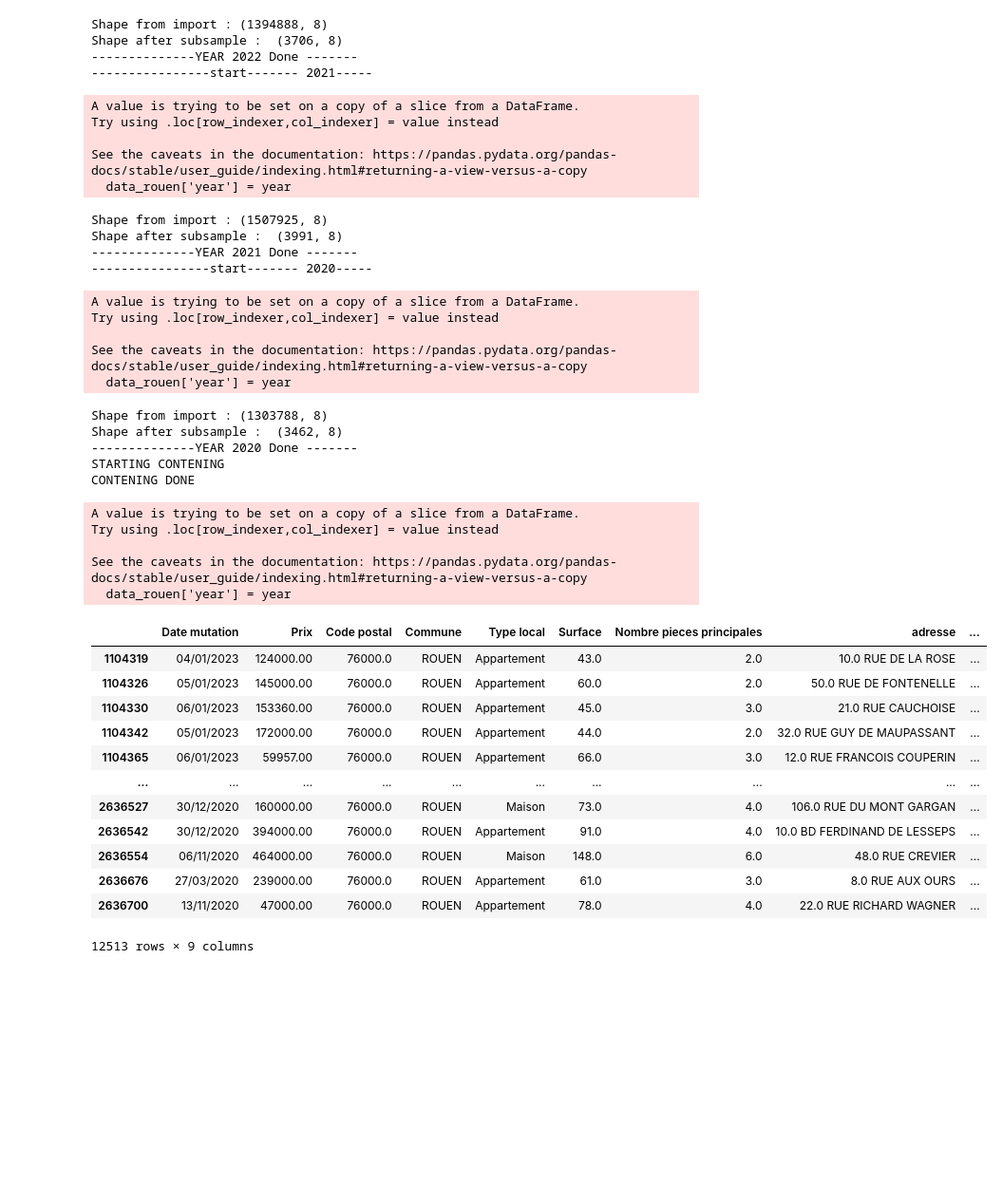
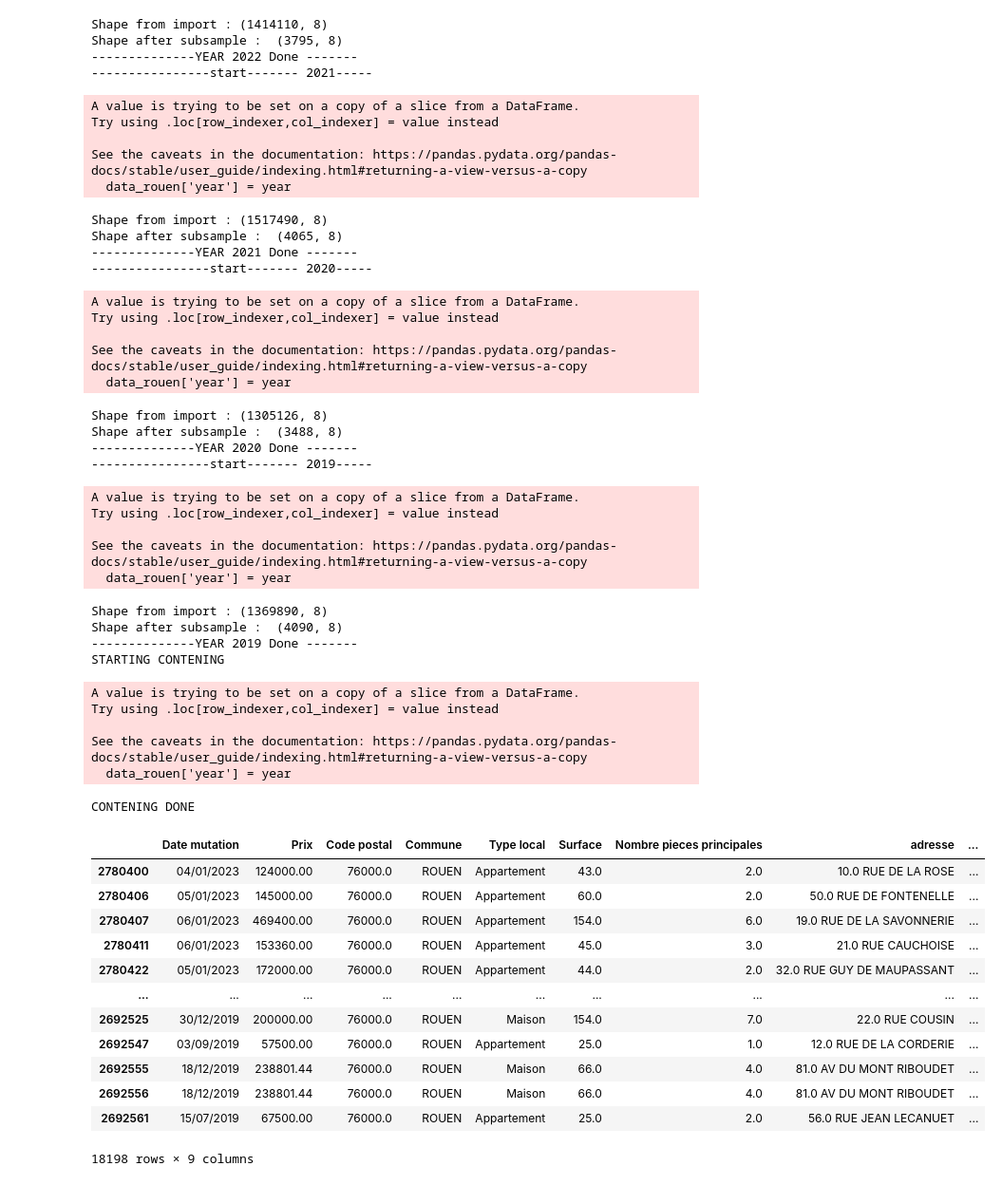
Before and after one commit to yohannmts/Data_immo_rouen, a Jupyter notebook: Projet_1_immo_data.ipynb, the cells around one changed output. Shown: that part at 95% size. Saved outputs shown, nothing was run; the diff lists cells and outputs as text; code cells hidden in the pictures; blank space fills up the shorter version.

```diff
--- a/Projet_1_immo_data.ipynb
+++ b/Projet_1_immo_data.ipynb
@@ -7,14 +7,16 @@ import pandas as pd
 import numpy as np
 import matplotlib.pyplot as plt
 import plotly.express as px
+from sklearn.datasets import make_regression
 
 
 #Import des fichier de données
 
-url_dict = {'2023': "https://static.data.gouv.fr/resources/demandes-de-valeurs-foncieres/20231010-093302/valeursfoncieres-2023.txt",
-             '2022': "https://static.data.gouv.fr/resources/demandes-de-valeurs-foncieres/20231010-093059/valeursfoncieres-2022.txt",
-             '2021': "https://static.data.gouv.fr/resources/demandes-de-valeurs-foncieres/20231010-092719/valeursfoncieres-2021.txt",
-             '2020': "https://static.data.gouv.fr/resources/demandes-de-valeurs-foncieres/20231010-092355/valeursfoncieres-2020.txt"
+url_dict = {'2023': "https://www.data.gouv.fr/fr/datasets/r/78348f03-a11c-4a6b-b8db-2acf4fee81b1",
+             '2022': "https://www.data.gouv.fr/fr/datasets/r/87038926-fb31-4959-b2ae-7a24321c599a",
+             '2021': "https://www.data.gouv.fr/fr/datasets/r/817204ac-2202-4b4a-98e7-4184d154d98c",
+             '2020': "https://www.data.gouv.fr/fr/datasets/r/90a98de0-f562-4328-aa16-fe0dd1dca60f",
+             '2019': "https://www.data.gouv.fr/fr/datasets/r/3004168d-bec4-44d9-a781-ef16f41856a2",
              }
 
 def get_subsample():
@@ -96,51 +98,60 @@ Shape after subsample :  (1354, 8)
 --------------YEAR 2023 Done -------
 ----------------start------- 2022-----
 A value is trying to be set on a copy of a slice from a DataFrame.
 Try using .loc[row_indexer,col_indexer] = value instead
 
 See the caveats in the documentation: https://pandas.pydata.org/pandas-docs/stable/user_guide/indexing.html#returning-a-view-versus-a-copy
   data_rouen['year'] = year
-Shape from import : (1394888, 8)
-Shape after subsample :  (3706, 8)
+Shape from import : (1414110, 8)
+Shape after subsample :  (3795, 8)
 --------------YEAR 2022 Done -------
 ----------------start------- 2021-----
 A value is trying to be set on a copy of a slice from a DataFrame.
 Try using .loc[row_indexer,col_indexer] = value instead
 
 See the caveats in the documentation: https://pandas.pydata.org/pandas-docs/stable/user_guide/indexing.html#returning-a-view-versus-a-copy
   data_rouen['year'] = year
-Shape from import : (1507925, 8)
-Shape after subsample :  (3991, 8)
+Shape from import : (1517490, 8)
+Shape after subsample :  (4065, 8)
 --------------YEAR 2021 Done -------
 ----------------start------- 2020-----
 A value is trying to be set on a copy of a slice from a DataFrame.
 Try using .loc[row_indexer,col_indexer] = value instead
 
 See the caveats in the documentation: https://pandas.pydata.org/pandas-docs/stable/user_guide/indexing.html#returning-a-view-versus-a-copy
   data_rouen['year'] = year
-Shape from import : (1303788, 8)
-Shape after subsample :  (3462, 8)
+Shape from import : (1305126, 8)
+Shape after subsample :  (3488, 8)
 --------------YEAR 2020 Done -------
-STARTING CONTENING
-CONTENING DONE
+----------------start------- 2019-----
 A value is trying to be set on a copy of a slice from a DataFrame.
 Try using .loc[row_indexer,col_indexer] = value instead
 
 See the caveats in the documentation: https://pandas.pydata.org/pandas-docs/stable/user_guide/indexing.html#returning-a-view-versus-a-copy
   data_rouen['year'] = year
+Shape from import : (1369890, 8)
+Shape after subsample :  (4090, 8)
+--------------YEAR 2019 Done -------
+STARTING CONTENING
+A value is trying to be set on a copy of a slice from a DataFrame.
+Try using .loc[row_indexer,col_indexer] = value instead
+
+See the caveats in the documentation: https://pandas.pydata.org/pandas-docs/stable/user_guide/indexing.html#returning-a-view-versus-a-copy
+  data_rouen['year'] = year
+CONTENING DONE
 |  | Date mutation | Prix | Code postal | Commune | Type local | Surface | Nombre pieces principales | adresse | ... |
-| 1104319 | 04/01/2023 | 124000.00 | 76000.0 | ROUEN | Appartement | 43.0 | 2.0 | 10.0 RUE DE LA ROSE | ... |
-| 1104326 | 05/01/2023 | 145000.00 | 76000.0 | ROUEN | Appartement | 60.0 | 2.0 | 50.0 RUE DE FONTENELLE | ... |
-| 1104330 | 06/01/2023 | 153360.00 | 76000.0 | ROUEN | Appartement | 45.0 | 3.0 | 21.0 RUE CAUCHOISE | ... |
-| 1104342 | 05/01/2023 | 172000.00 | 76000.0 | ROUEN | Appartement | 44.0 | 2.0 | 32.0 RUE GUY DE MAUPASSANT | ... |
-| 1104365 | 06/01/2023 | 59957.00 | 76000.0 | ROUEN | Appartement | 66.0 | 3.0 | 12.0 RUE FRANCOIS COUPERIN | ... |
+| 2780400 | 04/01/2023 | 124000.00 | 76000.0 | ROUEN | Appartement | 43.0 | 2.0 | 10.0 RUE DE LA ROSE | ... |
+| 2780406 | 05/01/2023 | 145000.00 | 76000.0 | ROUEN | Appartement | 60.0 | 2.0 | 50.0 RUE DE FONTENELLE | ... |
+| 2780407 | 06/01/2023 | 469400.00 | 76000.0 | ROUEN | Appartement | 154.0 | 6.0 | 19.0 RUE DE LA SAVONNERIE | ... |
+| 2780411 | 06/01/2023 | 153360.00 | 76000.0 | ROUEN | Appartement | 45.0 | 3.0 | 21.0 RUE CAUCHOISE | ... |
+| 2780422 | 05/01/2023 | 172000.00 | 76000.0 | ROUEN | Appartement | 44.0 | 2.0 | 32.0 RUE GUY DE MAUPASSANT | ... |
 | ... | ... | ... | ... | ... | ... | ... | ... | ... | ... |
-| 2636527 | 30/12/2020 | 160000.00 | 76000.0 | ROUEN | Maison | 73.0 | 4.0 | 106.0 RUE DU MONT GARGAN | ... |
-| 2636542 | 30/12/2020 | 394000.00 | 76000.0 | ROUEN | Appartement | 91.0 | 4.0 | 10.0 BD FERDINAND DE LESSEPS | ... |
-| 2636554 | 06/11/2020 | 464000.00 | 76000.0 | ROUEN | Maison | 148.0 | 6.0 | 48.0 RUE CREVIER | ... |
-| 2636676 | 27/03/2020 | 239000.00 | 76000.0 | ROUEN | Appartement | 61.0 | 3.0 | 8.0 RUE AUX OURS | ... |
-| 2636700 | 13/11/2020 | 47000.00 | 76000.0 | ROUEN | Appartement | 78.0 | 4.0 | 22.0 RUE RICHARD WAGNER | ... |
+| 2692525 | 30/12/2019 | 200000.00 | 76000.0 | ROUEN | Maison | 154.0 | 7.0 | 22.0 RUE COUSIN | ... |
+| 2692547 | 03/09/2019 | 57500.00 | 76000.0 | ROUEN | Appartement | 25.0 | 1.0 | 12.0 RUE DE LA CORDERIE | ... |
+| 2692555 | 18/12/2019 | 238801.44 | 76000.0 | ROUEN | Maison | 66.0 | 4.0 | 81.0 AV DU MONT RIBOUDET | ... |
+| 2692556 | 18/12/2019 | 238801.44 | 76000.0 | ROUEN | Maison | 66.0 | 4.0 | 81.0 AV DU MONT RIBOUDET | ... |
+| 2692561 | 15/07/2019 | 67500.00 | 76000.0 | ROUEN | Appartement | 25.0 | 2.0 | 56.0 RUE JEAN LECANUET | ... |
-12513 rows × 9 columns
+18198 rows × 9 columns
 # %%
 # Convertir les valeurs de la colonne "Prix" en nombres
 df['Prix'] = pd.to_numeric(df['Prix'], errors='coerce')
```
Also changed, not shown: parts of 6 cells of this notebook.
